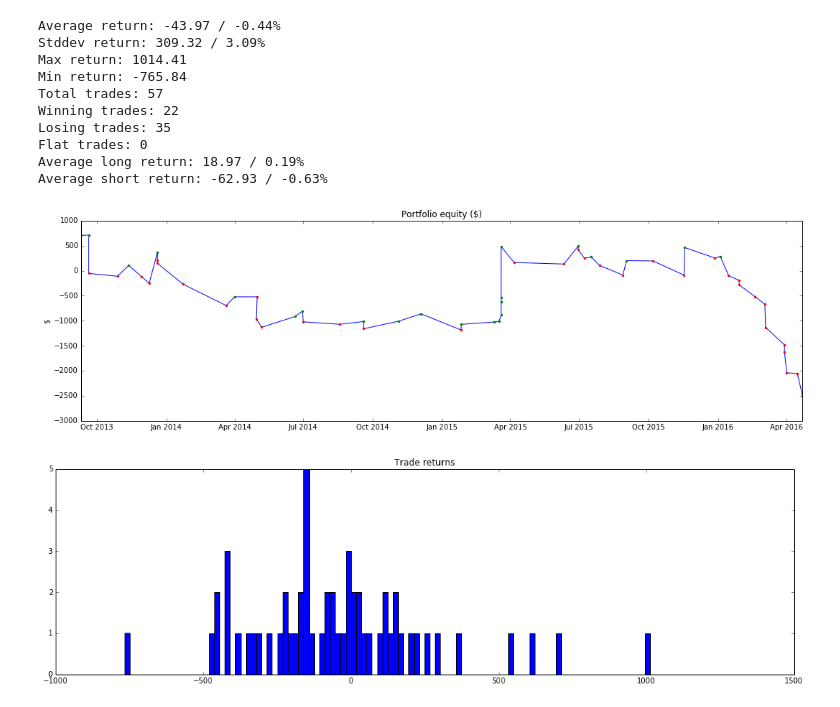
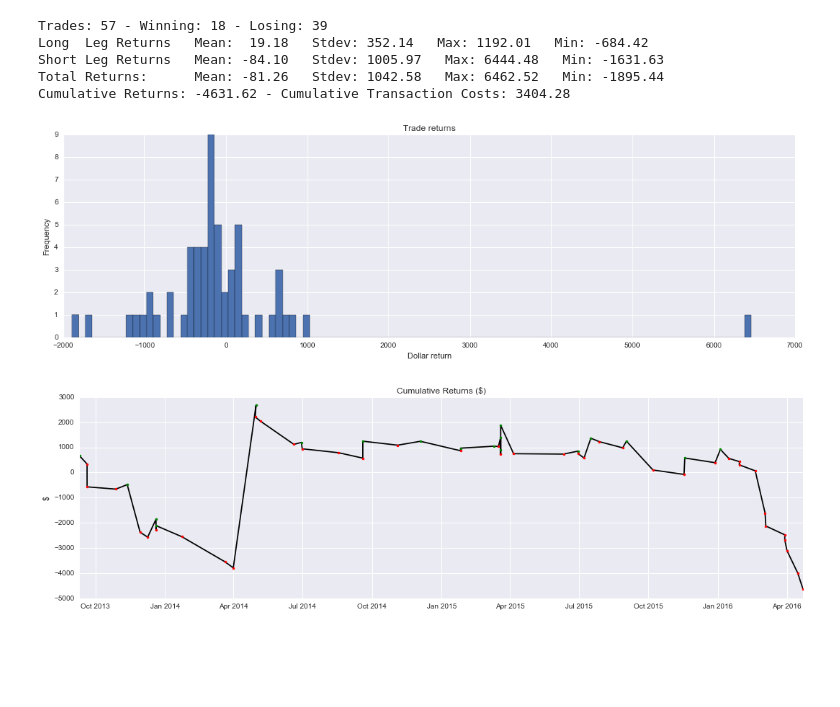
Before and after one commit to bspeice/experimental-finance, a Jupyter notebook: Final Project/SP500_Composition/TradeSPChanges_20132016.ipynb, the cells around one changed output. Drawn from its saved outputs; the diff is of its cells as text; code cells hidden in the pictures; blank space fills up the shorter version.

Commit message:
New plots

```diff
--- a/Final Project/SP500_Composition/TradeSPChanges_20132016.ipynb
+++ b/Final Project/SP500_Composition/TradeSPChanges_20132016.ipynb
@@ -10,21 +8,16 @@ file_name = 'GetData_20132016.sql'
 data = get_stock_data(file_name, date_diff)
 # %%
 fixed_trade_amount = 10000
-strategy = 0
-file_name = 'New_Strategy0.txt'
+strategy = 2
+file_name = 'TradeLogs/Strategy2_20132016.txt'
 results = run_trading_strategy(data, strategy=strategy, log_file=file_name)
 # %% [output]
-Average return: -43.97 / -0.44%
-Stddev return: 309.32 / 3.09%
-Max return: 1014.41
-Min return: -765.84
-Total trades: 57
-Winning trades: 22
-Losing trades: 35
-Flat trades: 0
-Average long return: 18.97 / 0.19%
-Average short return: -62.93 / -0.63%
+Trades: 57 - Winning: 18 - Losing: 39
+Long  Leg Returns   Mean:  19.18   Stdev: 352.14   Max: 1192.01   Min: -684.42
+Short Leg Returns   Mean: -84.10   Stdev: 1005.97   Max: 6444.48   Min: -1631.63
+Total Returns:      Mean: -81.26   Stdev: 1042.58   Max: 6462.52   Min: -1895.44
+Cumulative Returns: -4631.62 - Cumulative Transaction Costs: 3404.28
-[figure, old version]
+[figure, new version]
-[figure, old version]
+[figure, new version]
 # %%
 fixed_trade_amount = 10000
```
Also changed, not shown: parts of 6 cells of this notebook, 10 other files.
